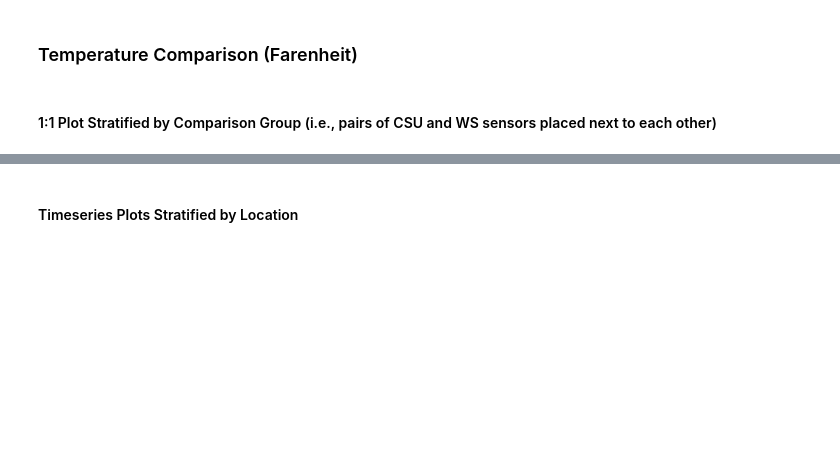
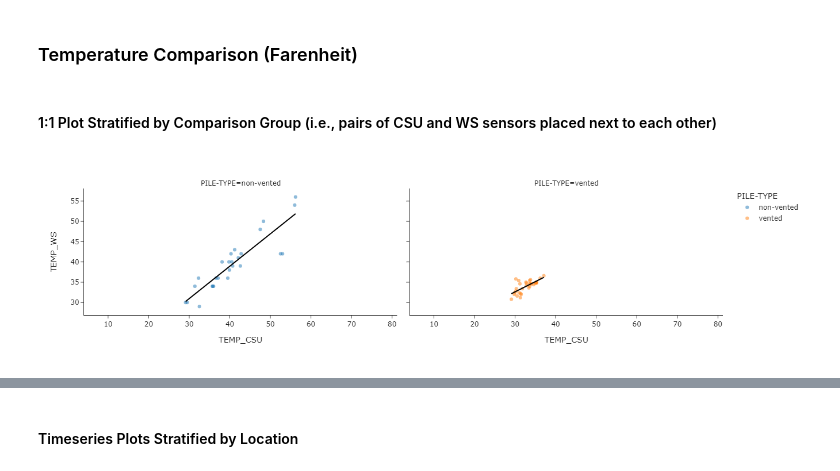
Before and after one commit to ansleybrown1337/pile-temp-sensor-comparison, a Jupyter notebook: Code/sensor_comparison.ipynb, the cells around one changed output, grey strips where cells are left out. Drawn from its saved outputs; the diff is of its cells as text; code cells hidden in the pictures; blank space fills up the shorter version.

```diff
--- a/Code/sensor_comparison.ipynb
+++ b/Code/sensor_comparison.ipynb
@@ -83,22 +70,24 @@ Name: OWNER, Length: 119, dtype: object
 # %%
 fig_temp = px.scatter(
            merged_df,
            x="TEMP_CSU",
            y="TEMP_WS",
-           color = 'GROUP',
-           facet_col='GROUP',
+           facet_col=rmse_cond,
            facet_col_wrap = 4,
+           color = rmse_cond,
            trendline='ols',
            trendline_color_override='black',
            hover_data=['DATE'],
            template='simple_white',
            opacity=0.5
 )
 fig_temp.update_yaxes(
          scaleanchor = "x",
          scaleratio = 1,
 )
 fig_temp.show()
+# %% [output]
+[figure, added]
 # %%
 # Uncomment for fixed 1:1 plots
 sns.set(font_scale=2) # make font bigger
```
Also changed, not shown: parts of 8 cells of this notebook, 1 other file.
